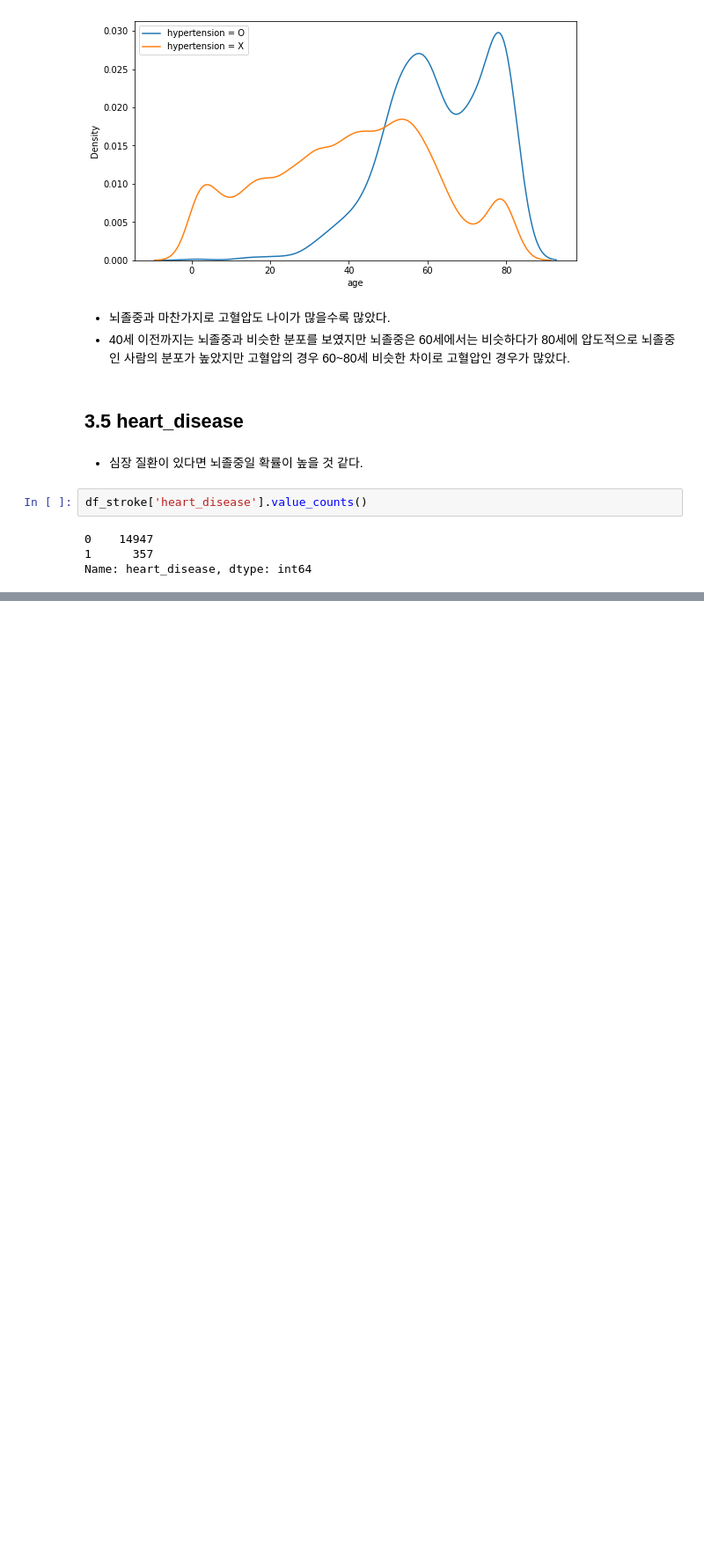
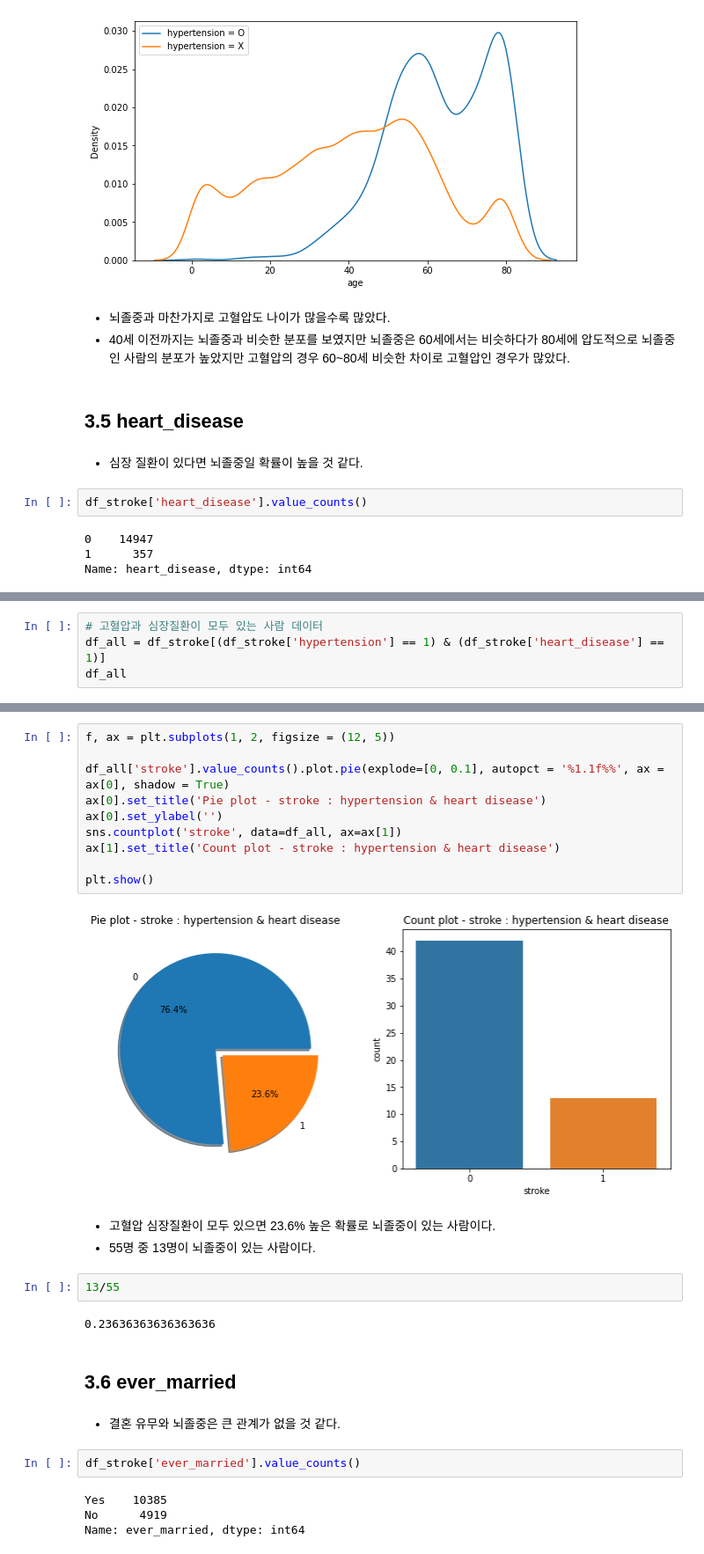
Before and after one commit to JaeHong-Park987/Stroke, a Jupyter notebook: Stroke 데이터 분석.ipynb, the cells around one changed output, grey strips where cells are left out. Shown at 88% size. Cells and saved outputs as stored; diff of their text form; blank space fills up the shorter version.

```diff
--- a/Stroke 데이터 분석.ipynb
+++ b/Stroke 데이터 분석.ipynb
@@ -440,0 +559,4 @@ Name: heart_disease, dtype: int64
+# %%
+# 고혈압과 심장질환이 모두 있는 사람 데이터
+df_all = df_stroke[(df_stroke['hypertension'] == 1) & (df_stroke['heart_disease'] == 1)]
+df_all
@@ -440,0 +588,29 @@ Name: heart_disease, dtype: int64
+# %%
+f, ax = plt.subplots(1, 2, figsize = (12, 5))
+
+df_all['stroke'].value_counts().plot.pie(explode=[0, 0.1], autopct = '%1.1f%%', ax = ax[0], shadow = True)
+ax[0].set_title('Pie plot - stroke : hypertension & heart disease')
+ax[0].set_ylabel('')
+sns.countplot('stroke', data=df_all, ax=ax[1])
+ax[1].set_title('Count plot - stroke : hypertension & heart disease')
+
+plt.show()
+# %% [output]
+[figure, added]
+# %% [markdown]
+* 고혈압 심장질환이 모두 있으면 23.6% 높은 확률로 뇌졸중이 있는 사람이다.
+* 55명 중 13명이 뇌졸중이 있는 사람이다.
+# %%
+13/55
+# %% [output]
+0.23636363636363636
+# %% [markdown]
+## 3.6 ever_married
+# %% [markdown]
+* 결혼 유무와 뇌졸중은 큰 관계가 없을 것 같다.
+# %%
+df_stroke['ever_married'].value_counts()
+# %% [output]
+Yes    10385
+No      4919
+Name: ever_married, dtype: int64
```
Also changed, not shown: parts of 85 cells of this notebook.
